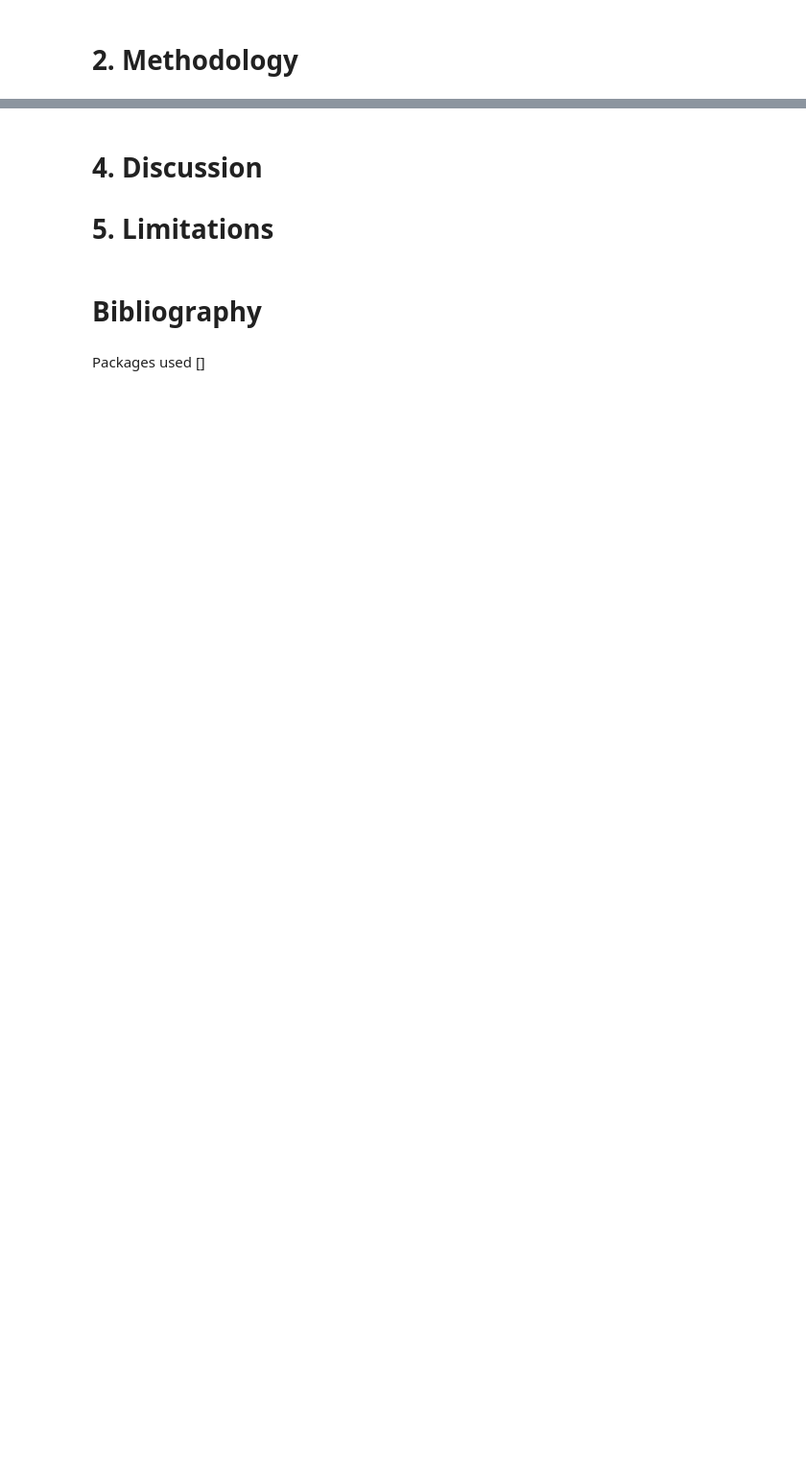
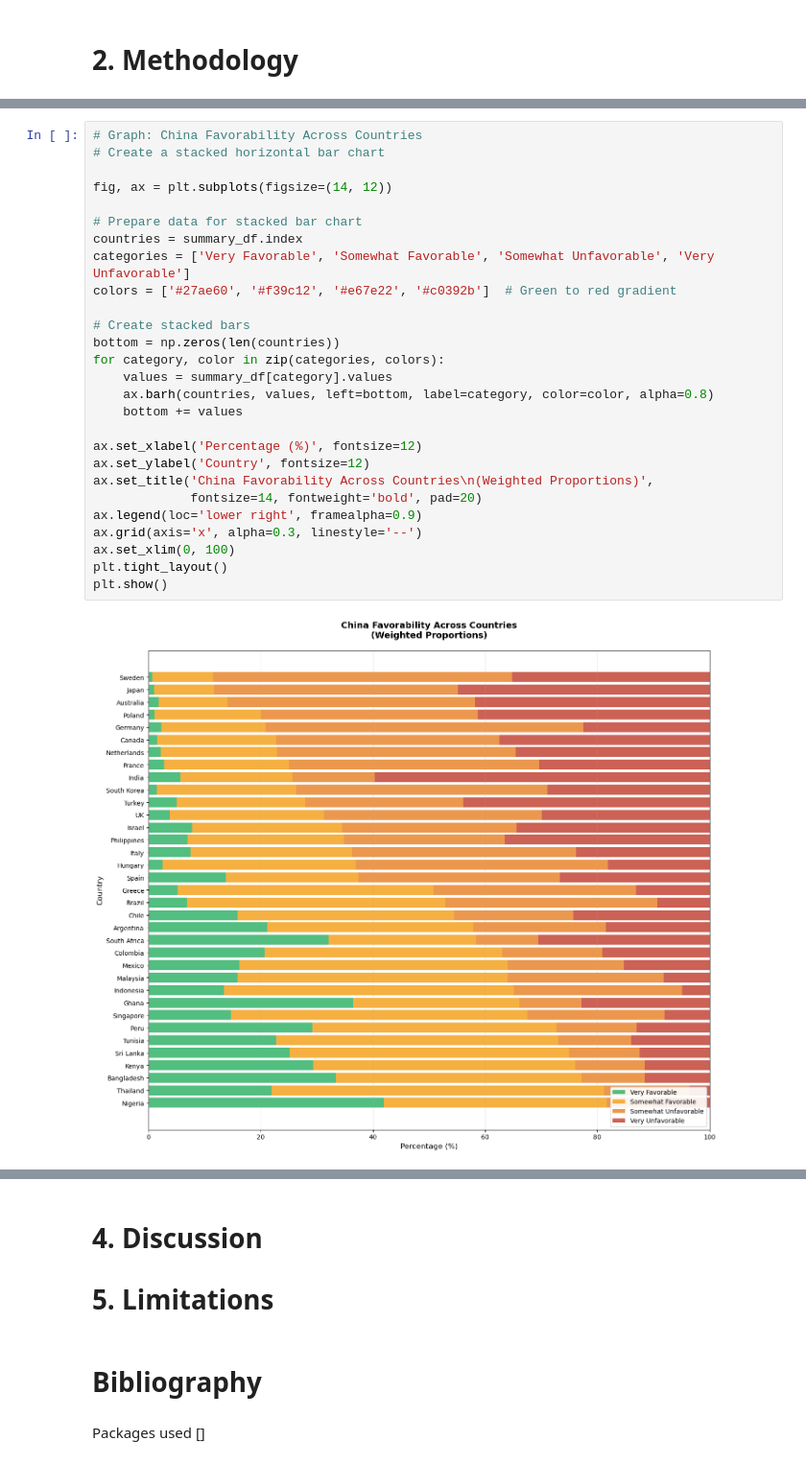
Before and after one commit to tcanm/pew-global-attitudes-analysis-2024, a Jupyter notebook: summative.ipynb, the cells around one changed output, grey strips where cells are left out. Shown at 96% size. Drawn from its saved outputs; the diff is of its cells as text; blank space fills up the shorter version.

```diff
--- a/summative.ipynb
+++ b/summative.ipynb
@@ -107,0 +187,29 @@ Is there a correlation between political stance and feelings towards censorship?
+# %%
+# Graph: China Favorability Across Countries
+# Create a stacked horizontal bar chart
+
+fig, ax = plt.subplots(figsize=(14, 12))
+
+# Prepare data for stacked bar chart
+countries = summary_df.index
+categories = ['Very Favorable', 'Somewhat Favorable', 'Somewhat Unfavorable', 'Very Unfavorable']
+colors = ['#27ae60', '#f39c12', '#e67e22', '#c0392b']  # Green to red gradient
+
+# Create stacked bars
+bottom = np.zeros(len(countries))
+for category, color in zip(categories, colors):
+    values = summary_df[category].values
+    ax.barh(countries, values, left=bottom, label=category, color=color, alpha=0.8)
+    bottom += values
+
+ax.set_xlabel('Percentage (%)', fontsize=12)
+ax.set_ylabel('Country', fontsize=12)
+ax.set_title('China Favorability Across Countries\n(Weighted Proportions)',
+             fontsize=14, fontweight='bold', pad=20)
+ax.legend(loc='lower right', framealpha=0.9)
+ax.grid(axis='x', alpha=0.3, linestyle='--')
+ax.set_xlim(0, 100)
+plt.tight_layout()
+plt.show()
+# %% [output]
+[figure, added]
```
Also changed, not shown: parts of 15 cells of this notebook.
